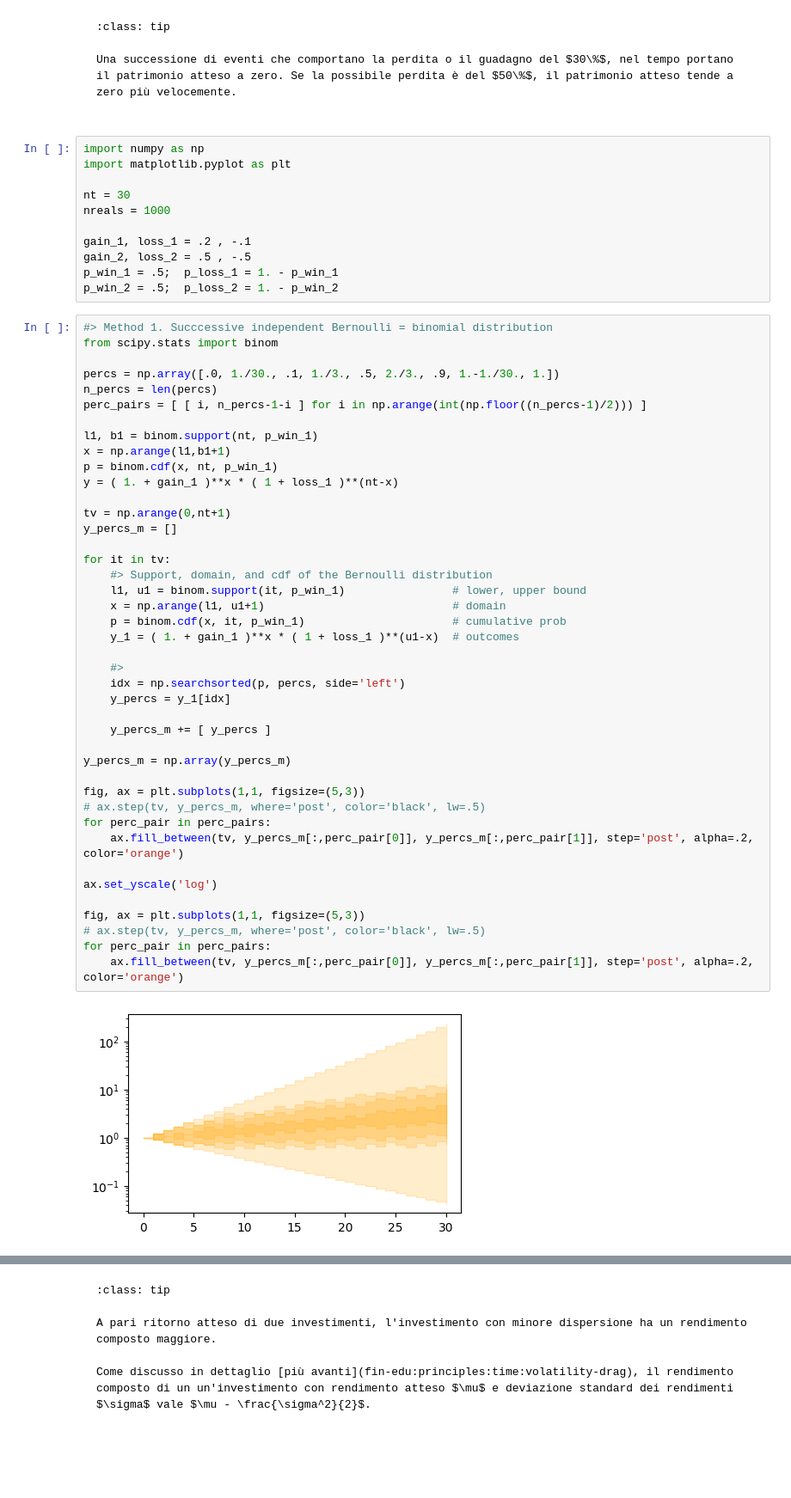
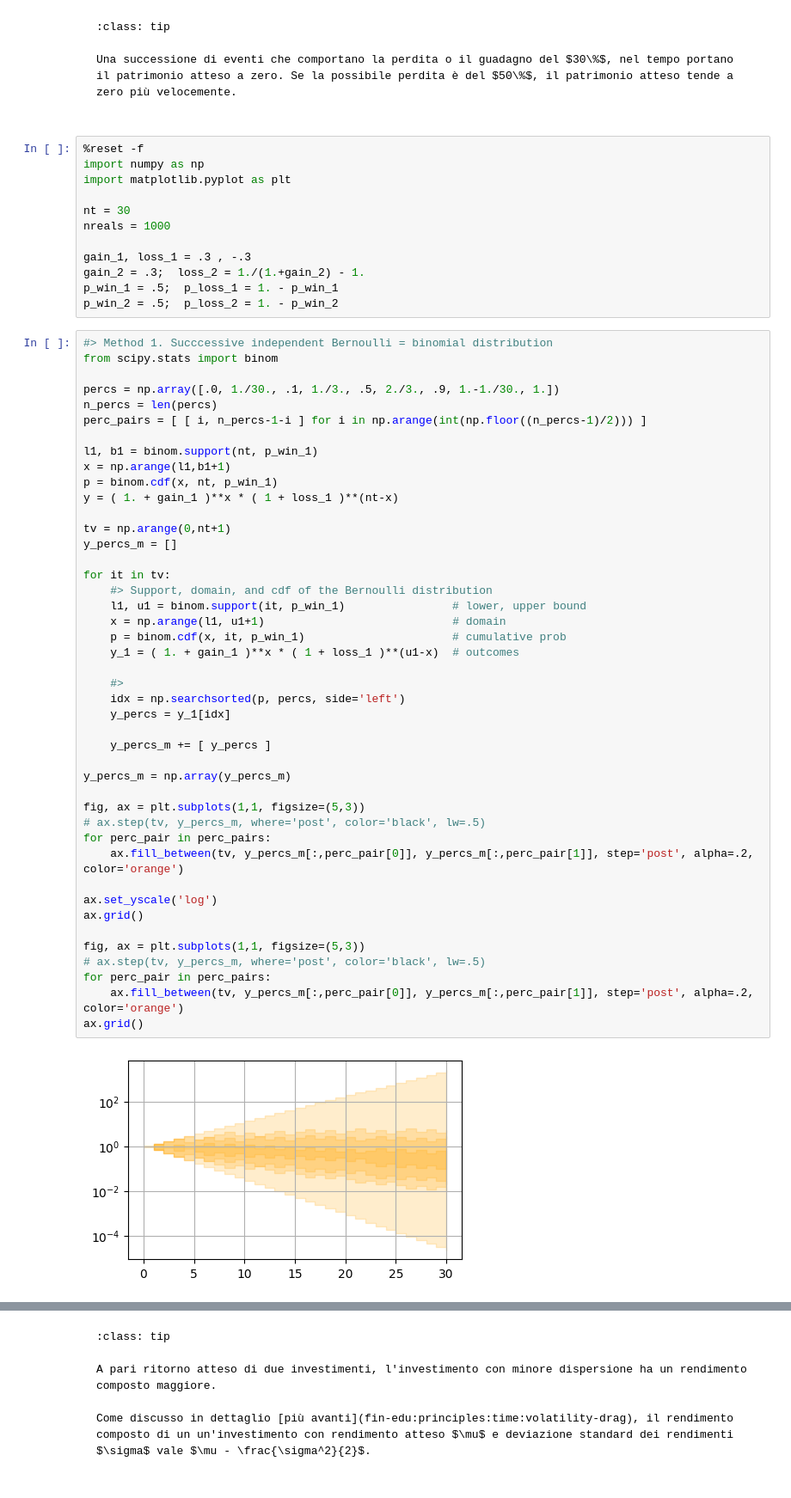
Before and after one commit to Basics2022/bbooks-financial-edu, a Jupyter notebook: _build/jupyter_execute/ch/principles/essentials.ipynb, the cells around one changed output, grey strips where cells are left out. Shown: that part at 86% size. Drawn from its saved outputs; the diff is of its cells as text; blank space fills up the shorter version.

````diff
--- a/_build/jupyter_execute/ch/principles/essentials.ipynb
+++ b/_build/jupyter_execute/ch/principles/essentials.ipynb
@@ -108,14 +234,15 @@ Una successione di eventi che comportano la perdita o il guadagno del $30\%$, ne
 
 ```
 # %%
+%reset -f
 import numpy as np
 import matplotlib.pyplot as plt
 
 nt = 30
 nreals = 1000
 
-gain_1, loss_1 = .2 , -.1
-gain_2, loss_2 = .5 , -.5
+gain_1, loss_1 = .3 , -.3
+gain_2 = .3;  loss_2 = 1./(1.+gain_2) - 1.
 p_win_1 = .5;  p_loss_1 = 1. - p_win_1
 p_win_2 = .5;  p_loss_2 = 1. - p_win_2
 # %%
@@ -134,31 +261,33 @@ y = ( 1. + gain_1 )**x * ( 1 + loss_1 )**(nt-x)
 tv = np.arange(0,nt+1)
 y_percs_m = []
 
 for it in tv:
     #> Support, domain, and cdf of the Bernoulli distribution
     l1, u1 = binom.support(it, p_win_1)                # lower, upper bound
     x = np.arange(l1, u1+1)                            # domain
     p = binom.cdf(x, it, p_win_1)                      # cumulative prob
     y_1 = ( 1. + gain_1 )**x * ( 1 + loss_1 )**(u1-x)  # outcomes
 
     #>
     idx = np.searchsorted(p, percs, side='left')
     y_percs = y_1[idx]
 
     y_percs_m += [ y_percs ]
 
 y_percs_m = np.array(y_percs_m)
 
 fig, ax = plt.subplots(1,1, figsize=(5,3))
 # ax.step(tv, y_percs_m, where='post', color='black', lw=.5)
 for perc_pair in perc_pairs:
     ax.fill_between(tv, y_percs_m[:,perc_pair[0]], y_percs_m[:,perc_pair[1]], step='post', alpha=.2, color='orange')
 
 ax.set_yscale('log')
+ax.grid()
 
 fig, ax = plt.subplots(1,1, figsize=(5,3))
 # ax.step(tv, y_percs_m, where='post', color='black', lw=.5)
 for perc_pair in perc_pairs:
     ax.fill_between(tv, y_percs_m[:,perc_pair[0]], y_percs_m[:,perc_pair[1]], step='post', alpha=.2, color='orange')
+ax.grid()
 # %% [output]
-[figure, old version]
+[figure, new version]
````
Also changed, not shown: parts of 11 cells of this notebook, 44 other files.
